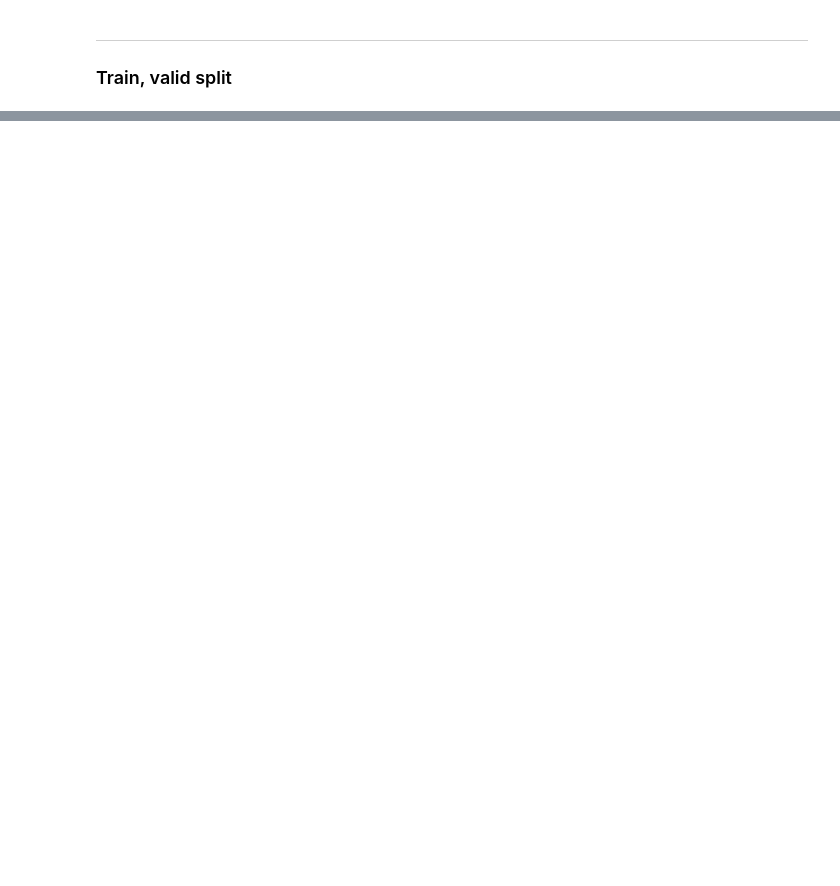
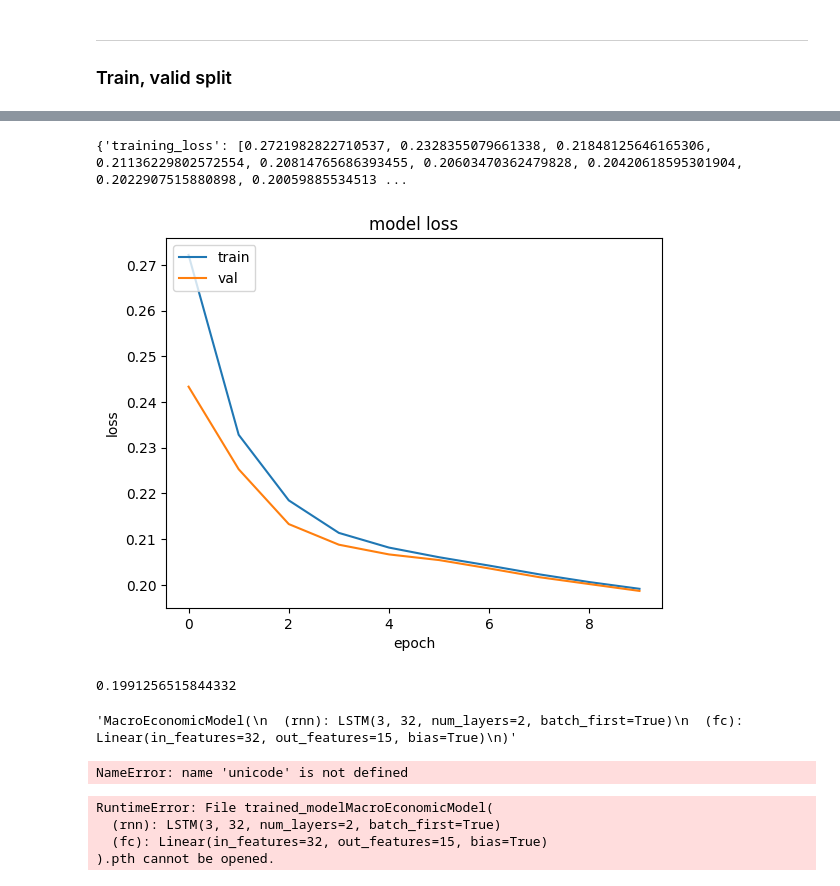
Before and after one commit to 999rse/noa_cb, a Jupyter notebook: playbook.ipynb, the cells around one changed output, grey strips where cells are left out. Saved outputs shown, nothing was run; the diff lists cells and outputs as text; code cells hidden in the pictures; blank space fills up the shorter version.

```diff
--- a/playbook.ipynb
+++ b/playbook.ipynb
@@ -14,2 +21,4 @@ from torch.utils.data import DataLoader, TensorDataset
+# %%
+data_border = 1000000
 # %%
-X_train, X_valid, y_train, y_valid = train_test_split(np.load('data/pars_smp_train.npy'), np.load('data/y_smp_train.npy'), test_size=0.8, shuffle=False, random_state=178)
+X_train, X_valid, y_train, y_valid = train_test_split(pars_smp_train[:data_border], y_smp_train[:data_border], test_size=0.2, shuffle=False, random_state=1337)
@@ -16,3 +77,10 @@ X_train, X_valid, y_train, y_valid = train_test_split(np.load('data/pars_smp_tra
+# %%
+
+use_cuda = True
+if use_cuda:
+    device = 'cuda'
+else:
+    device = 'cpu'
 # %%
 class MacroEconomicModel(nn.Module):
     def __init__(self, input_size, hidden_size, output_size, num_layers):
@@ -27,12 +95,12 @@ class MacroEconomicModel(nn.Module):
 
 # Определение размеров входных и выходных данных
 input_size = 3  # Размерность данных о приросте ВВП, инфляции и процентной ставке
-hidden_size = 64  # Размер скрытого состояния RNN
+hidden_size = 32  # Размер скрытого состояния RNN
 output_size = 15  # Размер параметров модели
 num_layers = 2  # Количество слоев LSTM
 
 # Создание экземпляра модели
-model = MacroEconomicModel(input_size, hidden_size, output_size, num_layers)
+model = MacroEconomicModel(input_size, hidden_size, output_size, num_layers).to(device=device)
 
 # Определение функции потерь и оптимизатора
 criterion = nn.MSELoss()
@@ -95,0 +224,22 @@ for epoch in range(num_epochs):
+# %%
+print(history)
+from matplotlib import pyplot as plt
+#plt.plot(torch.stack(history['training_loss']).cpu())
+plt.plot(history['training_loss'])
+plt.plot(history['validation_loss'])
+plt.title('model loss')
+plt.ylabel('loss')
+plt.xlabel('epoch')
+plt.legend(['train', 'val'], loc='upper left')
+plt.show()
+# %% [output]
+{'training_loss': [0.2721982822710537, 0.2328355079661338, 0.21848125646165306, 0.21136229802572554, 0.20814765686393455, 0.20603470362479828, 0.20420618595301904, 0.2022907515880898, 0.20059885534513 ...
+[figure, added]
+# %%
+training_loss
+# %% [output]
+0.1991256515844332
+# %%
+str(model)
+# %% [output]
+'MacroEconomicModel(\n  (rnn): LSTM(3, 32, num_layers=2, batch_first=True)\n  (fc): Linear(in_features=32, out_features=15, bias=True)\n)'
@@ -95,0 +261,11 @@ for epoch in range(num_epochs):
+# %%
+slugify(str(model))
+# %% [output]
+NameError: name 'unicode' is not defined
+# %%
+torch.save(model.state_dict(), 'trained_model'+str(model)+'.pth')
+# %% [output]
+RuntimeError: File trained_modelMacroEconomicModel(
+  (rnn): LSTM(3, 32, num_layers=2, batch_first=True)
+  (fc): Linear(in_features=32, out_features=15, bias=True)
+).pth cannot be opened.
```
Also changed, not shown: parts of 10 cells of this notebook, 1 other file.
